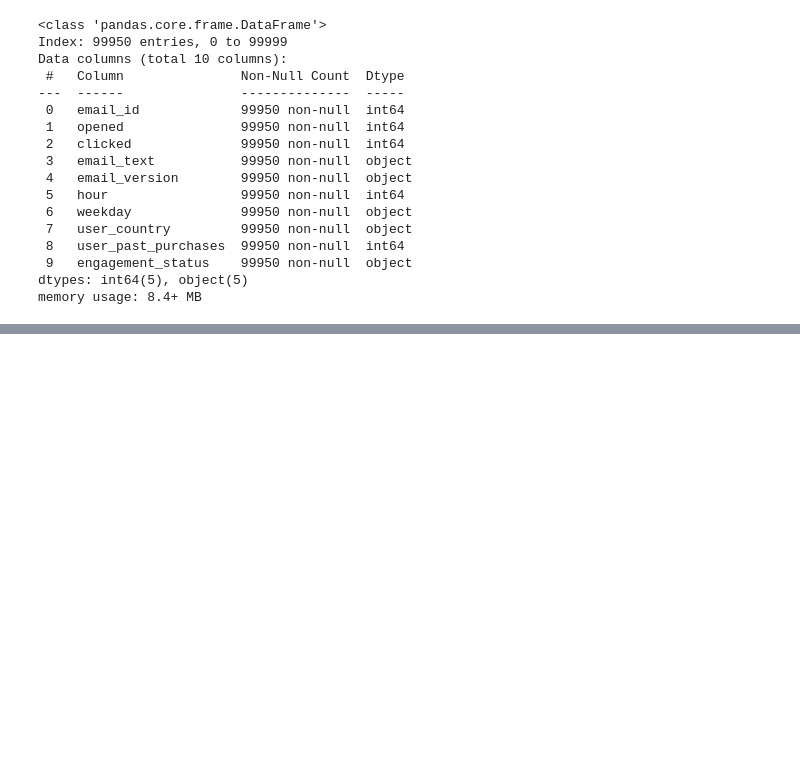
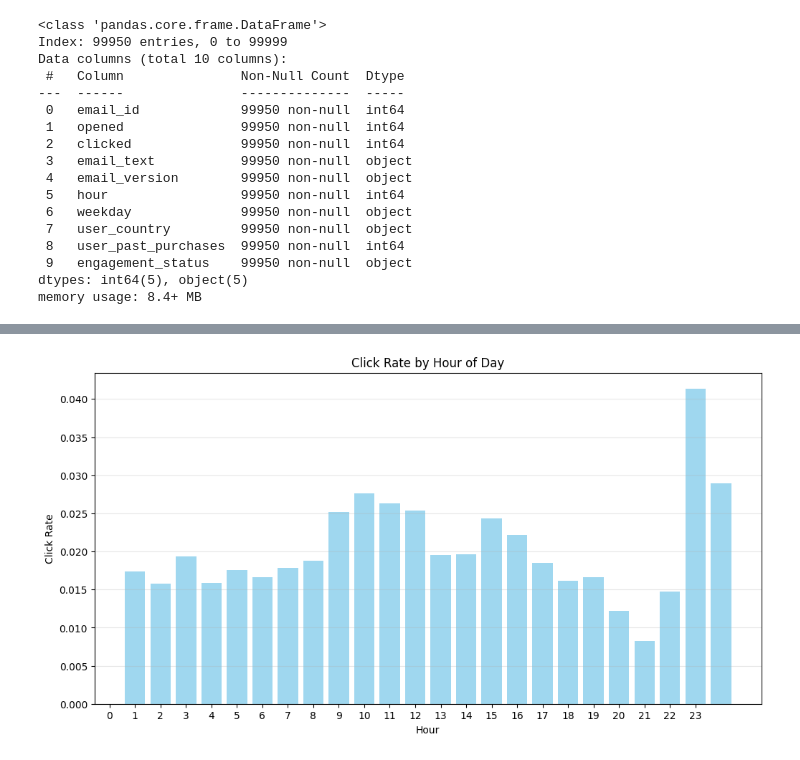
Before and after one commit to kokilagaurav/Email_marketing, a Jupyter notebook: notebook.ipynb, the cells around one changed output, grey strips where cells are left out. Cells and saved outputs as stored; diff of their text form; code cells hidden in the pictures; blank space fills up the shorter version.

```diff
--- a/notebook.ipynb
+++ b/notebook.ipynb
@@ -254,0 +287,12 @@ memory usage: 8.4+ MB
+# %%
+plt.figure(figsize=(12, 6))
+hourly_click_rate = new_df.groupby('hour')['clicked'].mean()
+plt.bar(hourly_click_rate.index, hourly_click_rate.values, color='skyblue', alpha=0.8)
+plt.title('Click Rate by Hour of Day')
+plt.xlabel('Hour')
+plt.ylabel('Click Rate')
+plt.xticks(range(0, 24))
+plt.grid(axis='y', alpha=0.3)
+plt.show()
+# %% [output]
+[figure, added]
```
Also changed, not shown: parts of 8 cells of this notebook.
